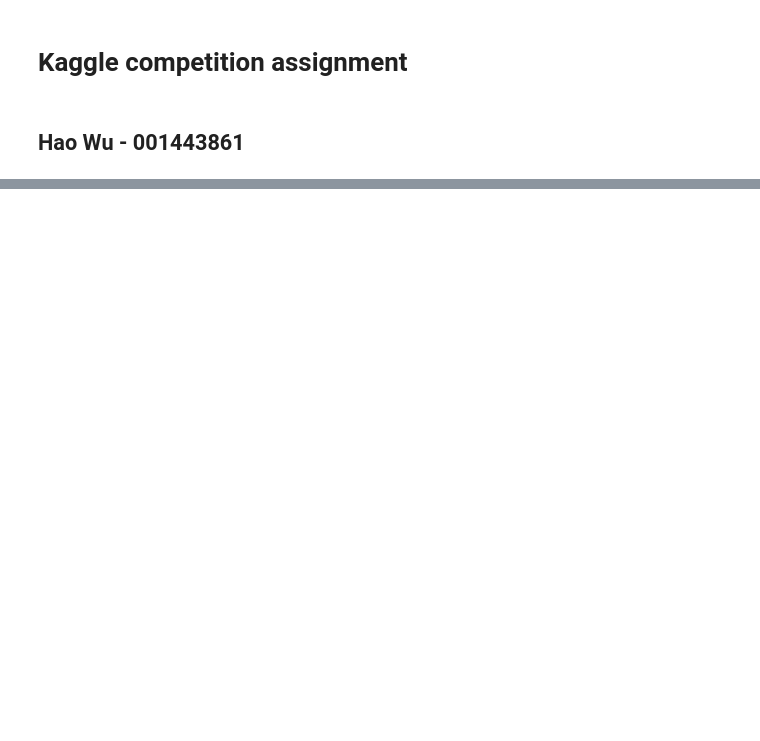
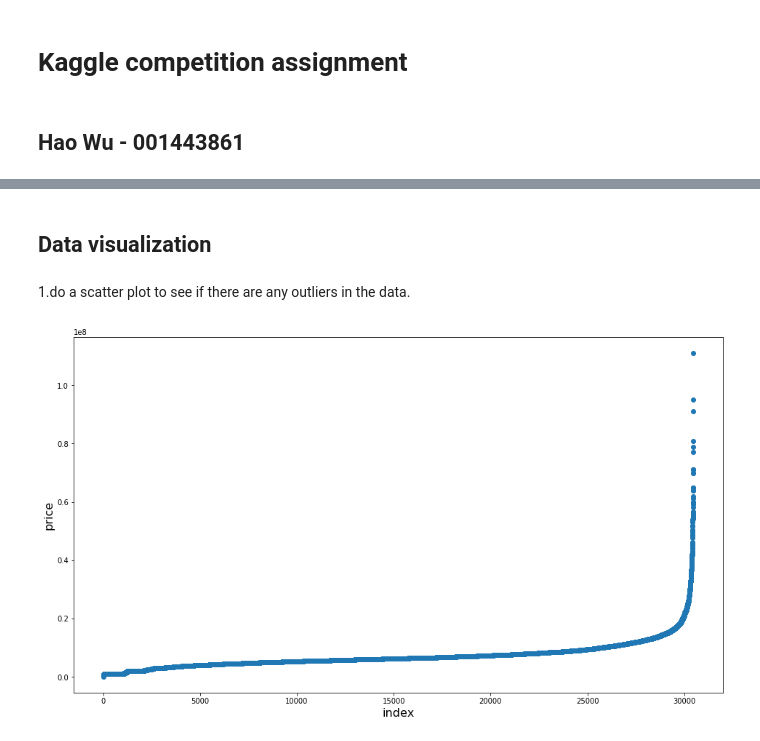
Before and after one commit to 22557i/INFO7390AdvancedDataScience, a Jupyter notebook: Assignment2/Assignment2_KaggleCompetition.ipynb, the cells around one changed output, grey strips where cells are left out. Drawn from its saved outputs; the diff is of its cells as text; code cells hidden in the pictures; blank space fills up the shorter version.

```diff
--- a/Assignment2/Assignment2_KaggleCompetition.ipynb
+++ b/Assignment2/Assignment2_KaggleCompetition.ipynb
@@ -32,0 +85,12 @@ train_data.head()
+# %% [markdown]
+## Data visualization
+# %% [markdown]
+1.do a scatter plot to see if there are any outliers in the data.
+# %%
+plt.figure(figsize=(16,9))
+plt.scatter(range(train_data.shape[0]), np.sort(train_data.price_doc.values))
+plt.xlabel('index', fontsize=16)
+plt.ylabel('price', fontsize=16)
+plt.show()
+# %% [output]
+[figure, added]
```
Also changed, not shown: parts of 36 cells of this notebook, 2 other files.
